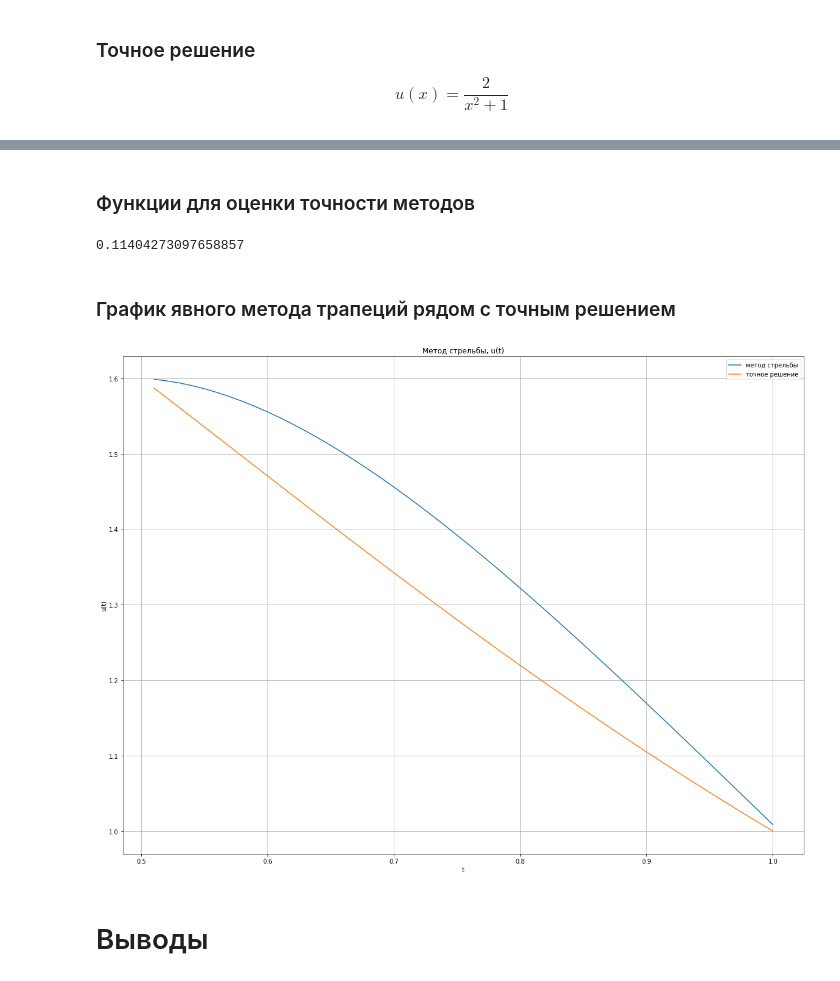
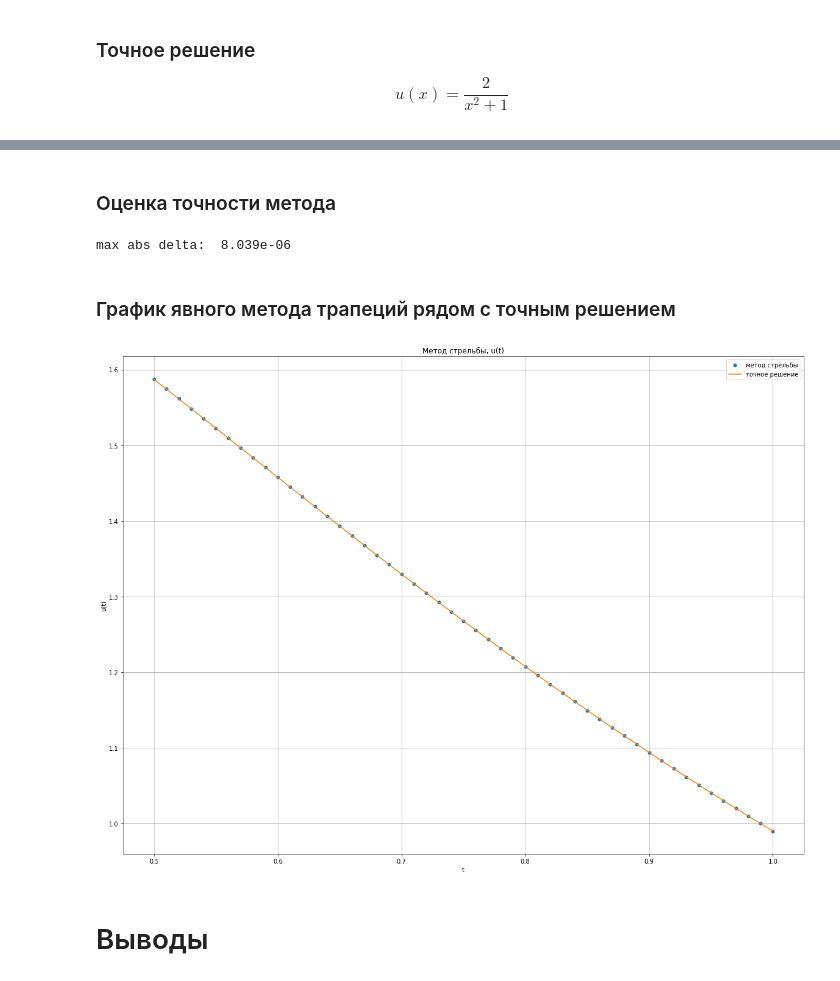
Before and after one commit to akimich11/mcha, a Jupyter notebook: lab_2.ipynb, the cells around one changed output, grey strips where cells are left out. Cells and saved outputs as stored; diff of their text form; code cells hidden in the pictures.

Commit message:
починил метод стрельбы

```diff
--- a/lab_2.ipynb
+++ b/lab_2.ipynb
@@ -29,17 +29,6 @@ def g(x):
 
 def correct_solution(x):
     return 2 / (x ** 2 + 1)
-
-
-a = 0.5
-b = 1
-
-a_0 = 5
-b_0 = 0
-g_0 = 8
-a_1 = 3
-b_1 = 2
-g_1 = 1
 # %% [markdown]
 <hr>
 
@@ -140,36 +118,34 @@ for (u_0, v_0), (u_1, v_1) in zip(trap_1, trap_2):
-# %% [markdown]
-### Функции для оценки точности методов
+# %% [markdown]
+### Оценка точности метода
 # %%
 import numpy as np
-x = np.arange(0.51, 1.01, 0.01)
-correct = np.array([correct_solution(t) for t in x])
-trap_exp = np.array(u)
 
 
-def abs_approximation_error(correct_sol, values):
-    """Функция оценки точности (максимум модуля погрешности)"""
-    return max(abs(correct_sol - values))
+c = get_c()
+x = np.arange(0.5, 1.01, 0.01)
+correct = np.array([correct_solution(t + 0.01) for t in x])
+shooting = np.array([pif_paf(t, c) for t in x])
 
-abs_approximation_error(correct, trap_exp)
+print(f'max abs delta: {max(abs(correct - shooting)): .3e}')
 # %% [output]
-0.11404273097658857
+max abs delta:  8.039e-06
 # %% [markdown]
 ### График явного метода трапеций рядом с точным решением
 # %%
 from matplotlib import pyplot as plt
 
 
 fig, ax = plt.subplots(figsize=(20, 15))
-ax.plot(x, u, label='метод стрельбы')
+ax.plot(x, shooting, '.', label='метод стрельбы', markersize=10)
 ax.plot(x, correct, label='точное решение')
 
 ax.set_xlabel('t')
 ax.set_ylabel('u(t)')
 ax.set_title('Метод стрельбы, u(t)')
 ax.grid()
 ax.legend()
 plt.show()
 # %% [output]
-[figure, old version]
+[figure, new version]
 # %% [markdown]
 # Выводы
```
Also changed, not shown: parts of 4 cells of this notebook.
